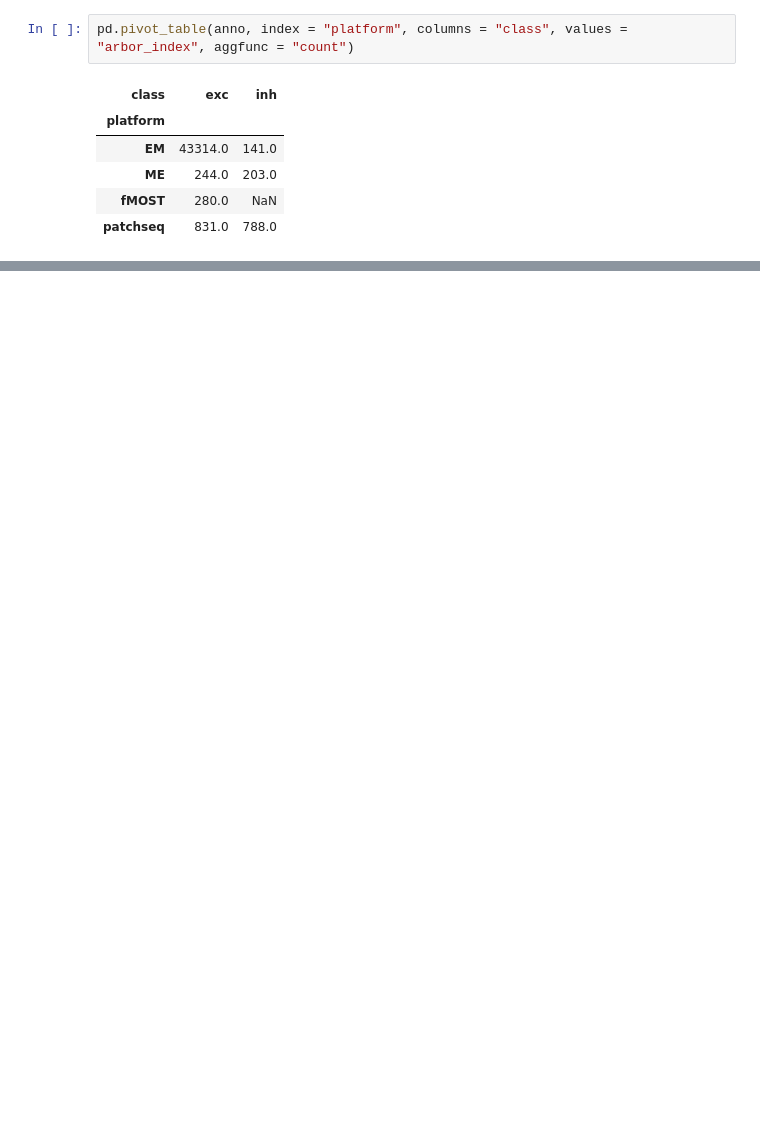
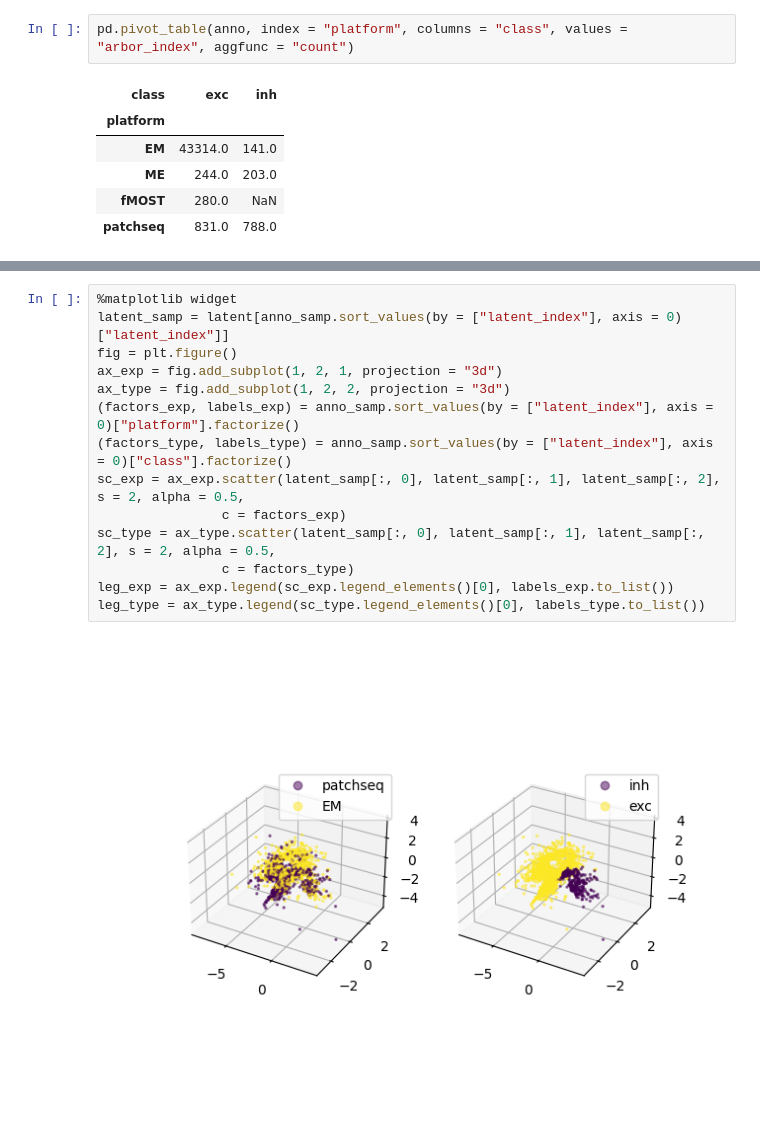
Before and after one commit to AllenInstitute/cplAE_MET, a Jupyter notebook: notebooks/Morph_EMvsPatchSeq.ipynb, the cells around one changed output, grey strips where cells are left out. Drawn from its saved outputs; the diff is of its cells as text; blank space fills up the shorter version.

```diff
--- a/notebooks/Morph_EMvsPatchSeq.ipynb
+++ b/notebooks/Morph_EMvsPatchSeq.ipynb
@@ -43,0 +114,16 @@ pd.pivot_table(anno, index = "platform", columns = "class", values = "arbor_inde
+# %%
+%matplotlib widget
+latent_samp = latent[anno_samp.sort_values(by = ["latent_index"], axis = 0)["latent_index"]]
+fig = plt.figure()
+ax_exp = fig.add_subplot(1, 2, 1, projection = "3d")
+ax_type = fig.add_subplot(1, 2, 2, projection = "3d")
+(factors_exp, labels_exp) = anno_samp.sort_values(by = ["latent_index"], axis = 0)["platform"].factorize()
+(factors_type, labels_type) = anno_samp.sort_values(by = ["latent_index"], axis = 0)["class"].factorize()
+sc_exp = ax_exp.scatter(latent_samp[:, 0], latent_samp[:, 1], latent_samp[:, 2], s = 2, alpha = 0.5,
+                c = factors_exp)
+sc_type = ax_type.scatter(latent_samp[:, 0], latent_samp[:, 1], latent_samp[:, 2], s = 2, alpha = 0.5,
+                c = factors_type)
+leg_exp = ax_exp.legend(sc_exp.legend_elements()[0], labels_exp.to_list())
+leg_type = ax_type.legend(sc_type.legend_elements()[0], labels_type.to_list())
+# %% [output]
+[figure, added]
```
Also changed, not shown: parts of 21 cells of this notebook.
